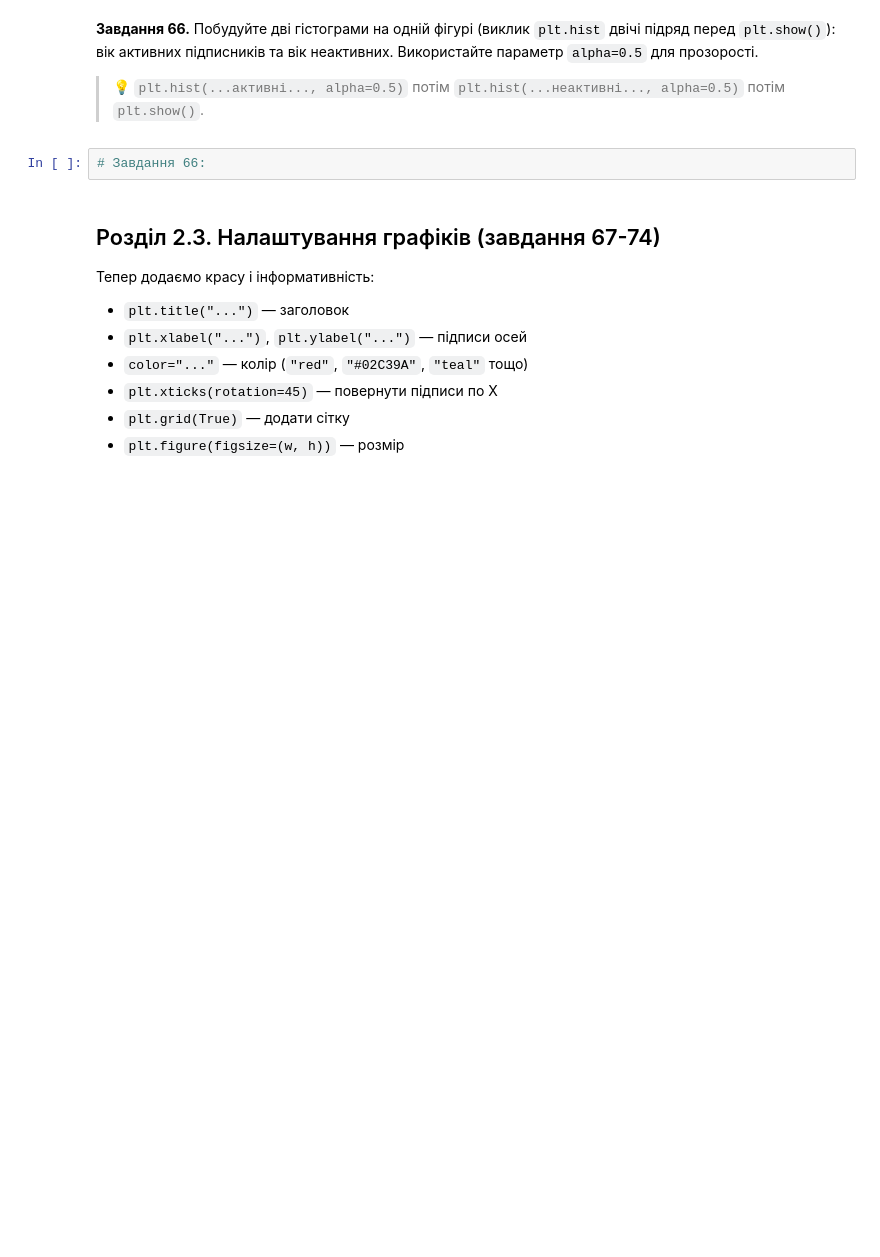
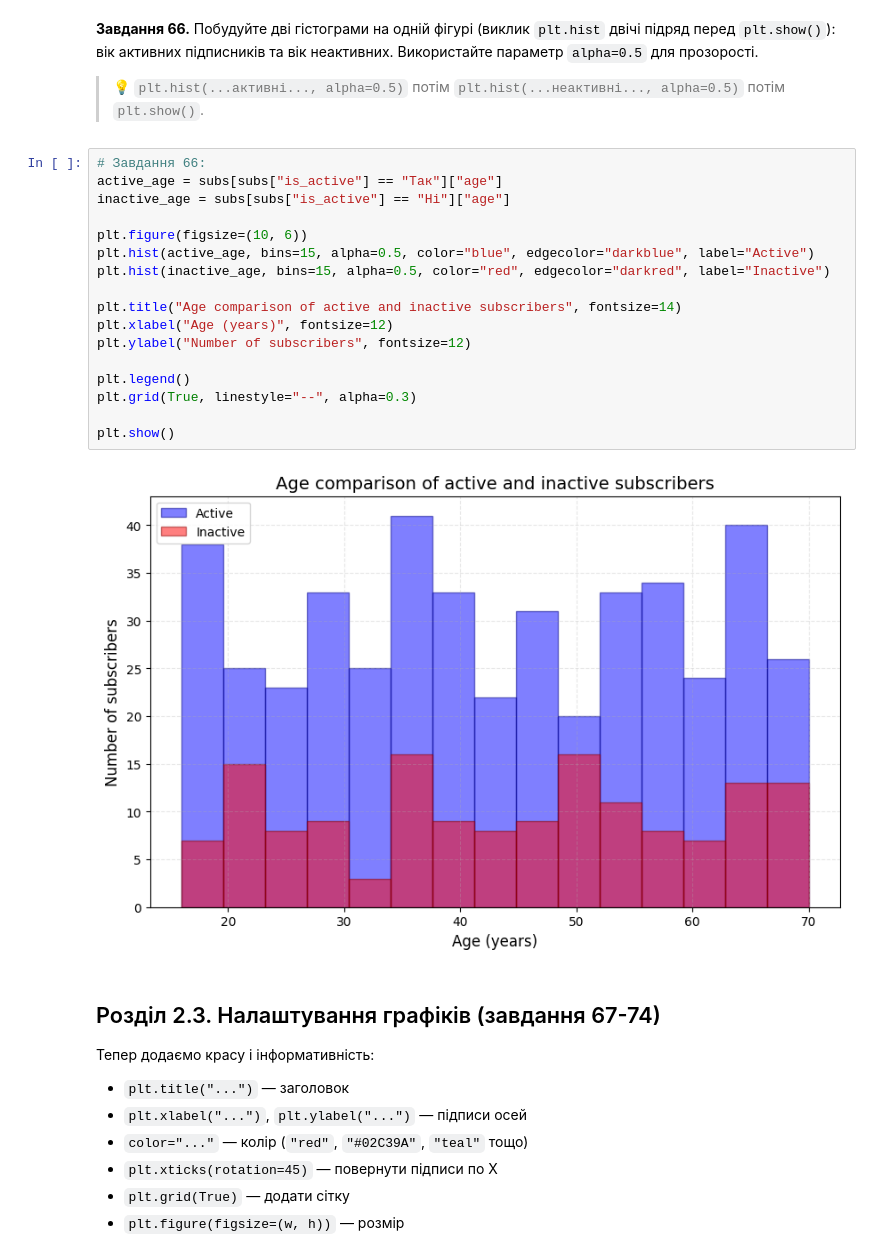
Before and after one commit to NatalieAleksandrova2026/DTA_2026, a Jupyter notebook: Homework/pandas_viz_practice.ipynb, the cells around one changed output. Saved outputs shown, nothing was run; the diff lists cells and outputs as text; blank space fills up the shorter version.

```diff
--- a/Homework/pandas_viz_practice.ipynb
+++ b/Homework/pandas_viz_practice.ipynb
@@ -1257,8 +1257,25 @@ plt.show()
 **Завдання 66.** Побудуйте дві гістограми на одній фігурі (виклик `plt.hist` двічі підряд перед `plt.show()`): вік активних підписників та вік неактивних. Використайте параметр `alpha=0.5` для прозорості.
 
 > 💡 `plt.hist(...активні..., alpha=0.5)` потім `plt.hist(...неактивні..., alpha=0.5)` потім `plt.show()`.
-# %%
-# Завдання 66:
+# %%
+# Завдання 66:
+active_age = subs[subs["is_active"] == "Так"]["age"]
+inactive_age = subs[subs["is_active"] == "Ні"]["age"]
+
+plt.figure(figsize=(10, 6))
+plt.hist(active_age, bins=15, alpha=0.5, color="blue", edgecolor="darkblue", label="Active")
+plt.hist(inactive_age, bins=15, alpha=0.5, color="red", edgecolor="darkred", label="Inactive")
+
+plt.title("Age comparison of active and inactive subscribers", fontsize=14)
+plt.xlabel("Age (years)", fontsize=12)
+plt.ylabel("Number of subscribers", fontsize=12)
+
+plt.legend()
+plt.grid(True, linestyle="--", alpha=0.3)
+
+plt.show()
+# %% [output]
+[figure, added]
 # %% [markdown]
 ## Розділ 2.3. Налаштування графіків (завдання 67-74)
 
```
